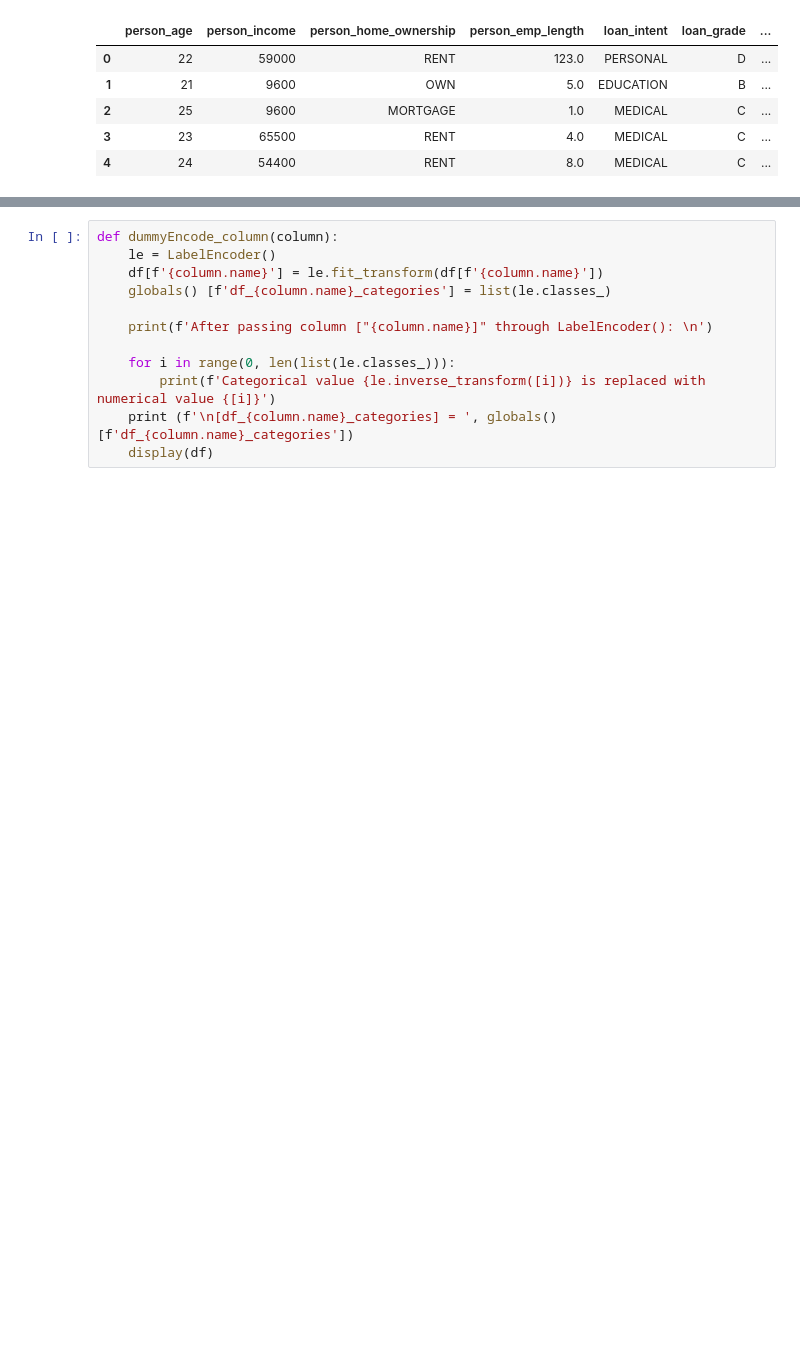
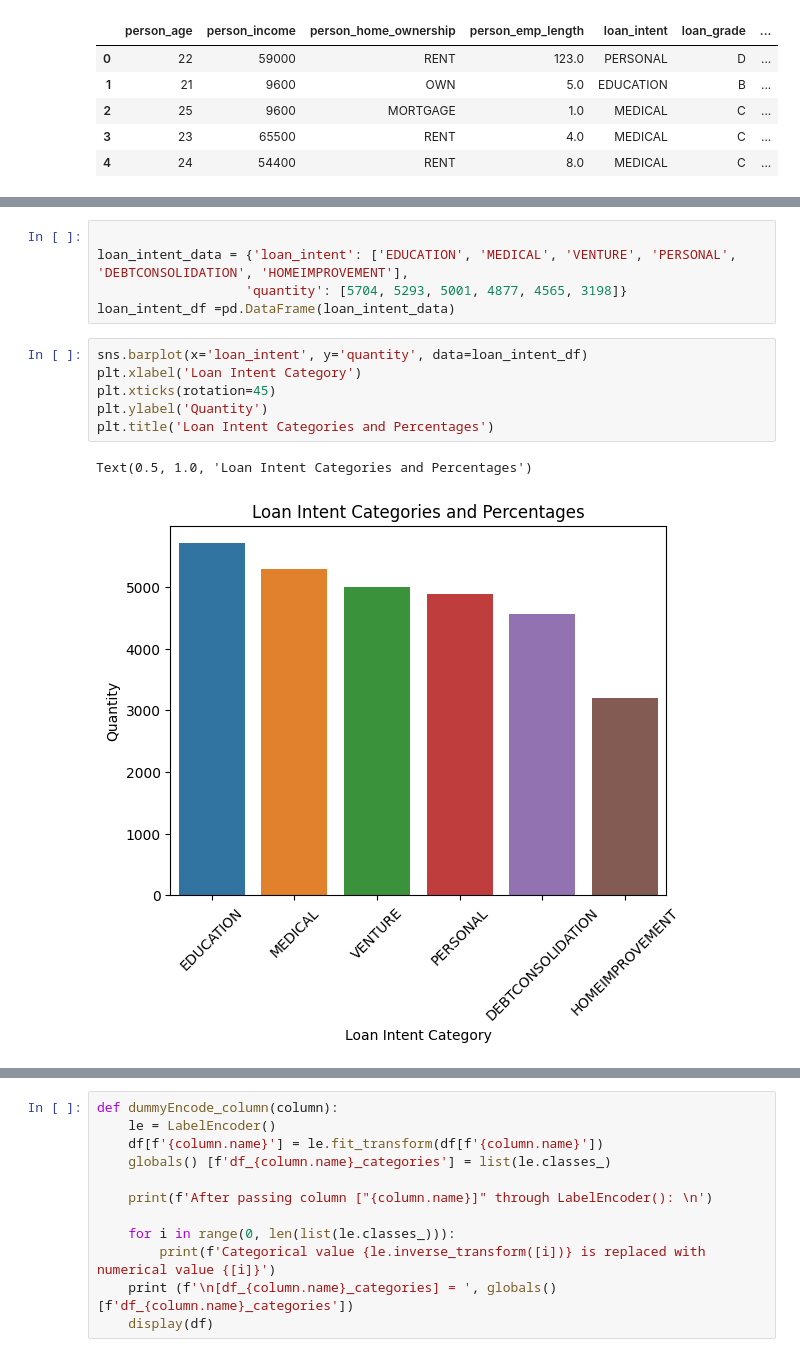
Before and after one commit to CarlosGG18/Credit-Risk-Analysis, a Jupyter notebook: Cleaning_EDA.ipynb, the cells around one changed output, grey strips where cells are left out. Drawn from its saved outputs; the diff is of its cells as text; blank space fills up the shorter version.

```diff
--- a/Cleaning_EDA.ipynb
+++ b/Cleaning_EDA.ipynb
@@ -105,0 +144,14 @@ df.head()
+# %%
+
+loan_intent_data = {'loan_intent': ['EDUCATION', 'MEDICAL', 'VENTURE', 'PERSONAL', 'DEBTCONSOLIDATION', 'HOMEIMPROVEMENT'],
+                   'quantity': [5704, 5293, 5001, 4877, 4565, 3198]}
+loan_intent_df =pd.DataFrame(loan_intent_data)
+# %%
+sns.barplot(x='loan_intent', y='quantity', data=loan_intent_df)
+plt.xlabel('Loan Intent Category')
+plt.xticks(rotation=45)
+plt.ylabel('Quantity')
+plt.title('Loan Intent Categories and Percentages')
+# %% [output]
+Text(0.5, 1.0, 'Loan Intent Categories and Percentages')
+[figure, added]
```
Also changed, not shown: parts of 16 cells of this notebook.
